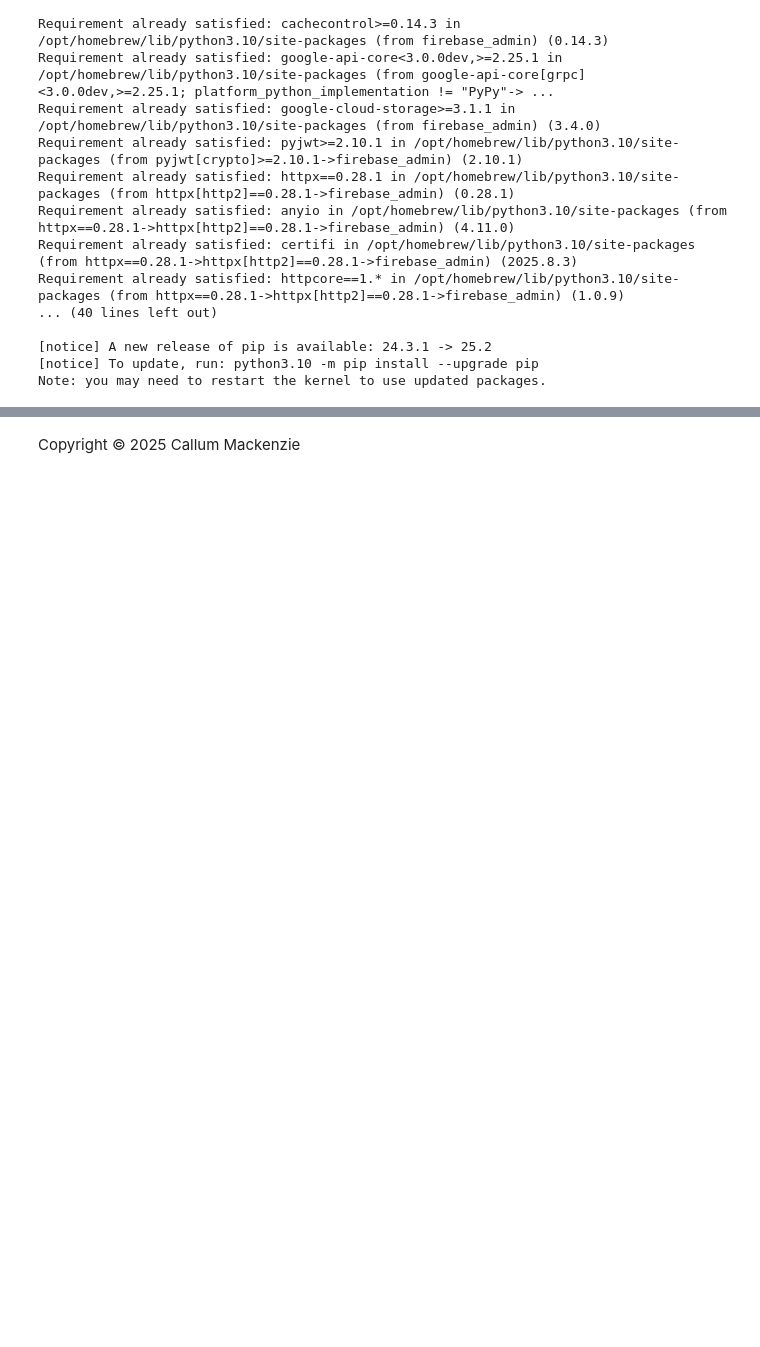
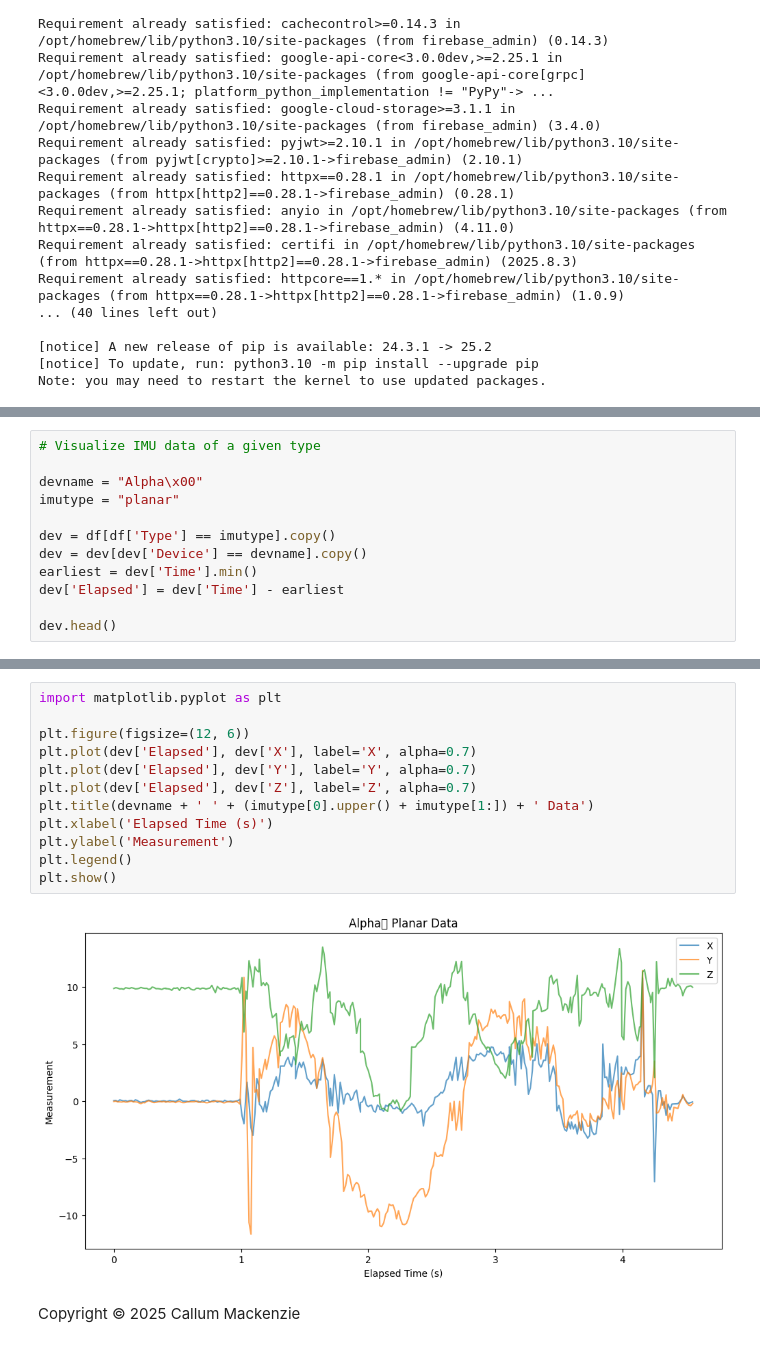
Before and after one commit to Fitintel/fitnet-ml, a Jupyter notebook: test-analysis.ipynb, the cells around one changed output, grey strips where cells are left out. Cells and saved outputs as stored; diff of their text form; blank space fills up the shorter version.

Commit message:
Get data from collective DB

```diff
--- a/test-analysis.ipynb
+++ b/test-analysis.ipynb
@@ -129,0 +170,12 @@ plt.show()
+# %%
+# Visualize IMU data of a given type
+
+devname = "Alpha\x00"
+imutype = "planar"
+
+dev = df[df['Type'] == imutype].copy()
+dev = dev[dev['Device'] == devname].copy()
+earliest = dev['Time'].min()
+dev['Elapsed'] = dev['Time'] - earliest
+
+dev.head()
@@ -130,2 +189,16 @@ plt.show()
+# %%
+import matplotlib.pyplot as plt
+
+plt.figure(figsize=(12, 6))
+plt.plot(dev['Elapsed'], dev['X'], label='X', alpha=0.7)
+plt.plot(dev['Elapsed'], dev['Y'], label='Y', alpha=0.7)
+plt.plot(dev['Elapsed'], dev['Z'], label='Z', alpha=0.7)
+plt.title(devname + ' ' + (imutype[0].upper() + imutype[1:]) + ' Data')
+plt.xlabel('Elapsed Time (s)')
+plt.ylabel('Measurement')
+plt.legend()
+plt.show()
+# %% [output]
+[figure, added]
 # %% [markdown]
 Copyright © 2025 Callum Mackenzie
```
Also changed, not shown: parts of 8 cells of this notebook.
